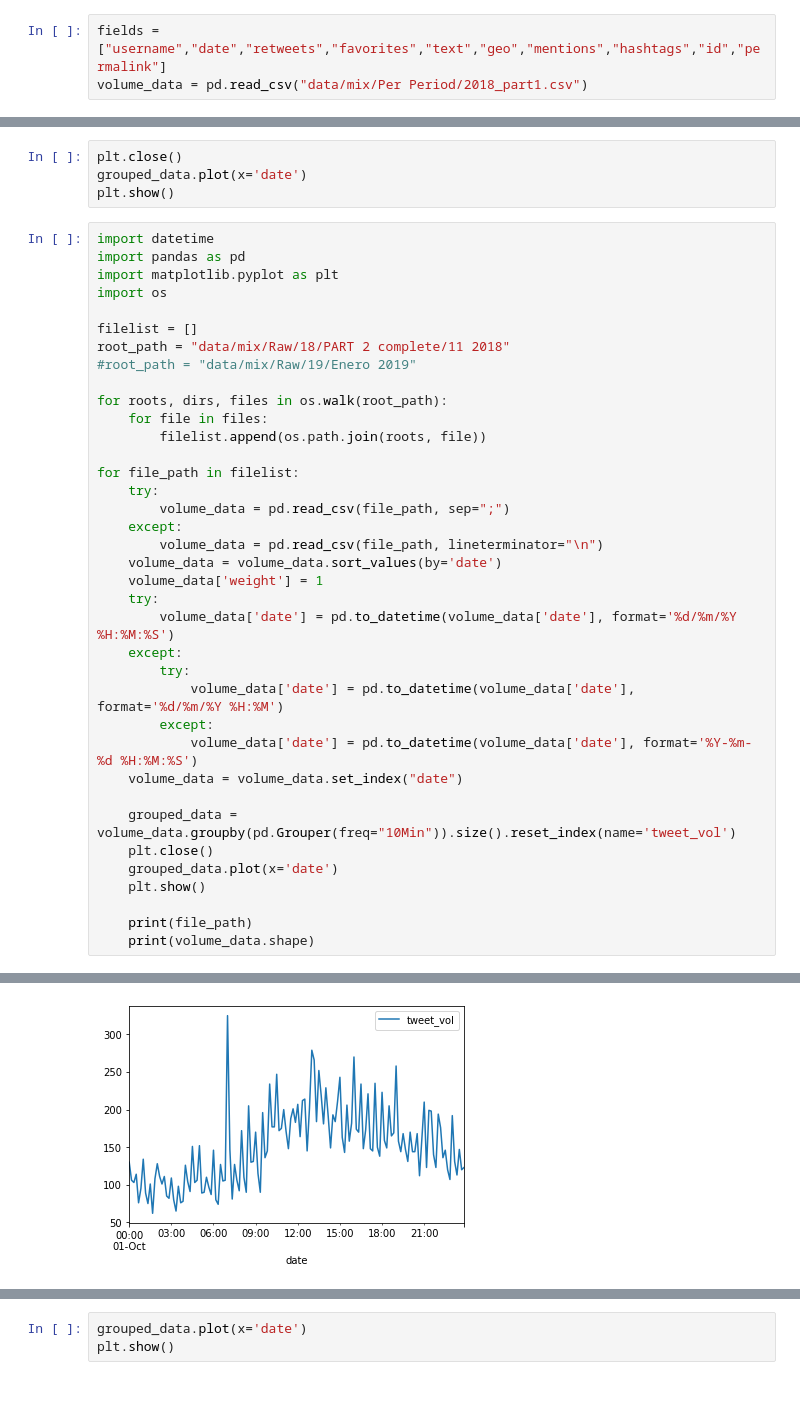
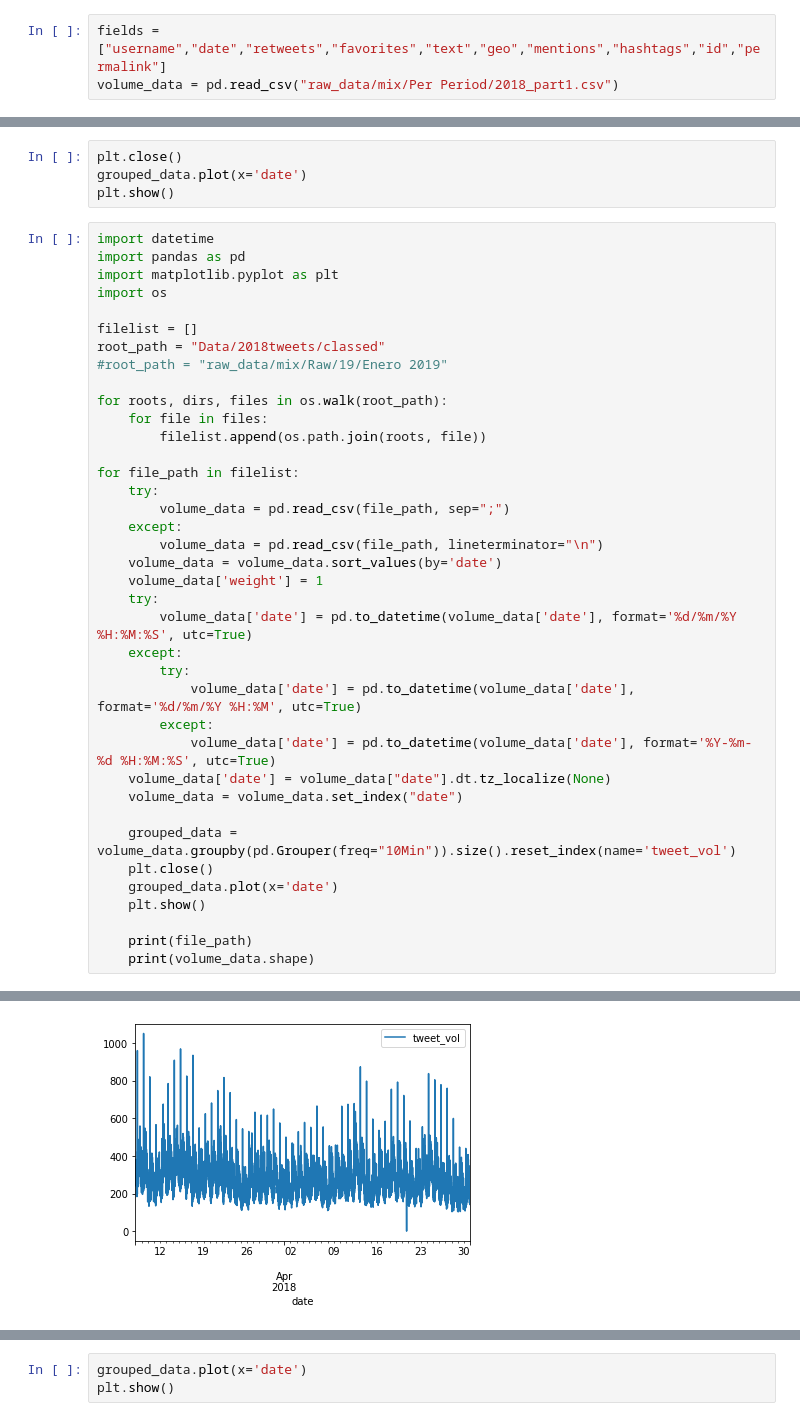
Before and after one commit to AytugAltin/TwitterBitcoinPredictor-thesis, a Jupyter notebook: PredictorApp/TestingMixDataSet.ipynb, the cells around one changed output, grey strips where cells are left out. Drawn from its saved outputs; the diff is of its cells as text; blank space fills up the shorter version.

```diff
--- a/PredictorApp/TestingMixDataSet.ipynb
+++ b/PredictorApp/TestingMixDataSet.ipynb
@@ -4,7 +4,7 @@ import pandas as pd
 import matplotlib.pyplot as plt
 # %%
 fields = ["username","date","retweets","favorites","text","geo","mentions","hashtags","id","permalink"]
-volume_data = pd.read_csv("data/mix/Per Period/2018_part1.csv")
+volume_data = pd.read_csv("raw_data/mix/Per Period/2018_part1.csv")
 # %% [output]
 ValueError: time data '2018-01-01 00:00:00' does not match format '%d/%m/%Y %H:%M' (match)
 # %%
@@ -29,8 +29,8 @@ import matplotlib.pyplot as plt
 import os
 
 filelist = []
-root_path = "data/mix/Raw/18/PART 2 complete/11 2018"
-#root_path = "data/mix/Raw/19/Enero 2019"
+root_path = "Data/2018tweets/classed"
+#root_path = "raw_data/mix/Raw/19/Enero 2019"
 
 for roots, dirs, files in os.walk(root_path):
     for file in files:
@@ -44,12 +44,13 @@ for file_path in filelist:
     volume_data = volume_data.sort_values(by='date')
     volume_data['weight'] = 1
     try:
-        volume_data['date'] = pd.to_datetime(volume_data['date'], format='%d/%m/%Y %H:%M:%S')
+        volume_data['date'] = pd.to_datetime(volume_data['date'], format='%d/%m/%Y %H:%M:%S', utc=True)
     except:
         try:
-            volume_data['date'] = pd.to_datetime(volume_data['date'], format='%d/%m/%Y %H:%M')
+            volume_data['date'] = pd.to_datetime(volume_data['date'], format='%d/%m/%Y %H:%M', utc=True)
         except:
-            volume_data['date'] = pd.to_datetime(volume_data['date'], format='%Y-%m-%d %H:%M:%S')
+            volume_data['date'] = pd.to_datetime(volume_data['date'], format='%Y-%m-%d %H:%M:%S', utc=True)
+    volume_data['date'] = volume_data["date"].dt.tz_localize(None)
     volume_data = volume_data.set_index("date")
 
     grouped_data = volume_data.groupby(pd.Grouper(freq="10Min")).size().reset_index(name='tweet_vol')
@@ -66 +67 @@ data/mix/Raw/18/PART 2 complete/10 2018\2018-10-01.csv
-[figure, old version]
+[figure, new version]
```
Also changed, not shown: parts of 2 cells of this notebook, 21 other files.
